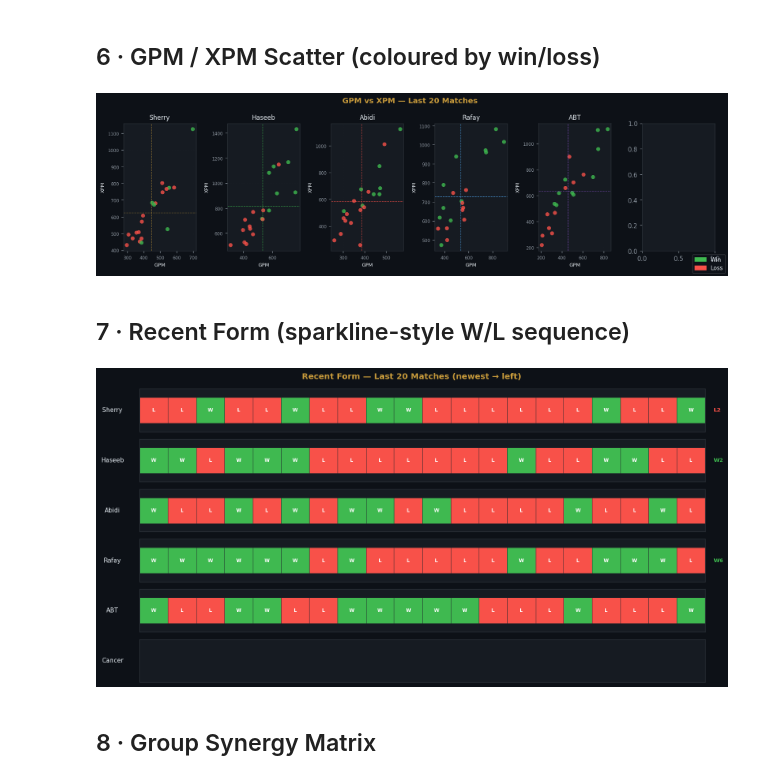
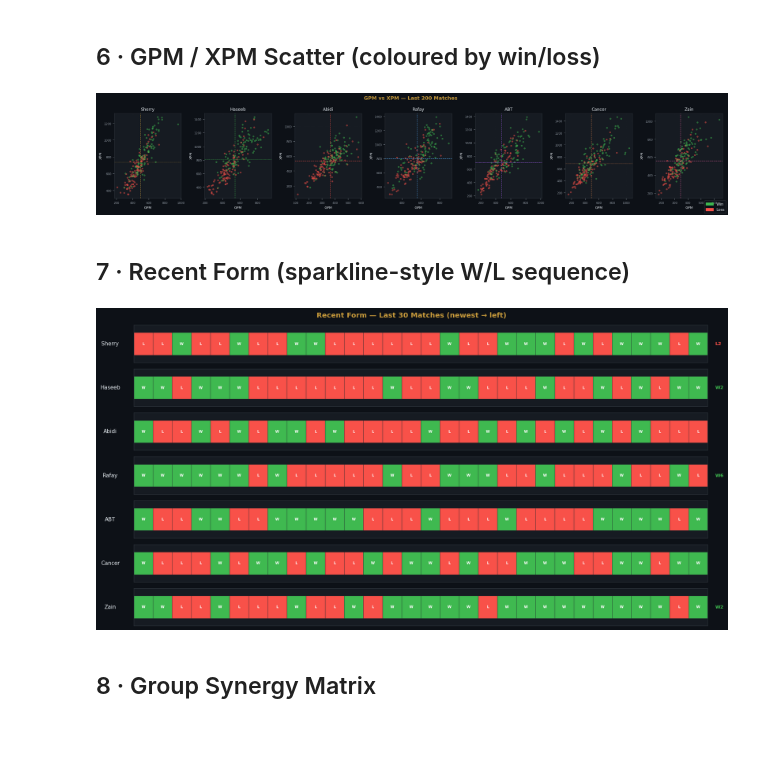
Before and after one commit to AliAbidi555/Dota-2-WR-Simulation-, a Jupyter notebook: notebook.ipynb, the cells around one changed output. Saved outputs shown, nothing was run; the diff lists cells and outputs as text; code cells hidden in the pictures; blank space fills up the shorter version.

```diff
--- a/notebook.ipynb
+++ b/notebook.ipynb
@@ -317,17 +351,26 @@ Cancer     0       0      0  0.0 Unranked
 # %%
-fig, ax = plt.subplots(figsize=(13, 5))
+fig, ax = plt.subplots(figsize=(20, 5))
 fig.patch.set_facecolor('#0d1117')
 
 for (aid, d), color in zip(D.items(), PALETTE):
-    matches = list(reversed(d['recent'][:20]))
-    kdas = [m['kda'] for m in matches]
-    x = range(1, len(kdas)+1)
-    ax.plot(x, kdas, color=color, linewidth=1.8, label=d['label'], alpha=0.9)
-    ax.scatter(x, kdas, color=[GREEN if m['won'] else RED for m in matches], s=20, zorder=5, edgecolors='none')
+    matches = list(reversed(get_matches(aid)))
+    kdas    = [m['kda'] for m in matches]
+    x       = list(range(1, len(kdas) + 1))
+    # Raw dots coloured by win/loss
+    ax.scatter(x, kdas, color=[GREEN if m['won'] else RED for m in matches],
+               s=8, zorder=4, edgecolors='none', alpha=0.35)
+    # Thin raw line
+    ax.plot(x, kdas, color=color, linewidth=0.5, alpha=0.2)
+    # Bold 10-game rolling average
+    roll = pd.Series(kdas).rolling(10, min_periods=3).mean()
+    ax.plot(x, roll, color=color, linewidth=2.2, label=d['label'], alpha=0.95)
 
 ax.axhline(3.0, color='#8b949e', linestyle='--', linewidth=0.7, alpha=0.5)
-ax.set_xlabel('Match (oldest → newest)'); ax.set_ylabel('KDA')
-ax.set_title('KDA Trend — Last 20 Matches', color=GOLD, fontsize=12, fontweight='bold')
+n_shown = max(len(get_matches(aid)) for aid in D)
+ax.set_xlabel(f'Match (oldest → newest, n≤{n_shown})')
+ax.set_ylabel('KDA')
+ax.set_title('KDA Trend — Last 200 Matches  (bold line = 10-game rolling avg)',
+             color=GOLD, fontsize=12, fontweight='bold')
 ax.grid(alpha=0.3)
 win_patch  = mpatches.Patch(color=GREEN, label='Win')
 loss_patch = mpatches.Patch(color=RED,   label='Loss')
@@ -377,56 +420,63 @@ plt.show()
 # %% [markdown]
 ## 6 · GPM / XPM Scatter (coloured by win/loss)
 # %%
-fig, axes = plt.subplots(1, len(D), figsize=(14, 4), sharey=False)
-fig.suptitle('GPM vs XPM — Last 20 Matches', color=GOLD, fontsize=12, fontweight='bold')
+fig, axes = plt.subplots(1, len(D), figsize=(len(D) * 3, 4), sharey=False)
+fig.suptitle('GPM vs XPM — Last 200 Matches', color=GOLD, fontsize=12, fontweight='bold')
 
 for ax, (aid, d), col in zip(axes, D.items(), PALETTE):
-    matches = d['recent'][:20]
+    matches = get_matches(aid)
     gpms = [m['gold_per_min'] for m in matches]
     xpms = [m['xp_per_min']   for m in matches]
     colors = [GREEN if m['won'] else RED for m in matches]
-    ax.scatter(gpms, xpms, c=colors, s=40, alpha=0.8, edgecolors='none')
-    ax.axvline(np.mean(gpms), color=col, linewidth=0.8, linestyle='--', alpha=0.7)
-    ax.axhline(np.mean(xpms), color=col, linewidth=0.8, linestyle='--', alpha=0.7)
+    ax.scatter(gpms, xpms, c=colors, s=18, alpha=0.5, edgecolors='none')
+    ax.axvline(np.mean(gpms), color=col, linewidth=0.9, linestyle='--', alpha=0.8)
+    ax.axhline(np.mean(xpms), color=col, linewidth=0.9, linestyle='--', alpha=0.8)
     ax.set_title(d['label'], fontsize=10); ax.set_xlabel('GPM', fontsize=8); ax.set_ylabel('XPM', fontsize=8)
     ax.tick_params(labelsize=7); ax.grid(alpha=0.25)
 
 fig.legend(handles=[mpatches.Patch(color=GREEN, label='Win'), mpatches.Patch(color=RED, label='Loss')],
            loc='lower right', framealpha=0.2, fontsize=9)
 plt.tight_layout()
 plt.savefig('notebook_cache/gpm_xpm_scatter.png', bbox_inches='tight', facecolor='#0d1117')
 plt.show()
 # %% [output]
-[figure, old version]
+[figure, new version]
 # %% [markdown]
 ## 7 · Recent Form (sparkline-style W/L sequence)
 # %%
-n_players = len(D)
-fig, axes = plt.subplots(n_players, 1, figsize=(13, n_players * 1.1))
-fig.suptitle('Recent Form — Last 20 Matches (newest → left)', color=GOLD, fontsize=12, fontweight='bold')
-if n_players == 1: axes = [axes]
+FORM_WINDOW = 30  # matches shown per player (newest first)
+n_players   = len(D)
+fig, axes   = plt.subplots(n_players, 1, figsize=(15, n_players * 1.1))
+fig.suptitle(f'Recent Form — Last {FORM_WINDOW} Matches (newest → left)',
+             color=GOLD, fontsize=12, fontweight='bold')
+if n_players == 1:
+    axes = [axes]
 
 for ax, (aid, d) in zip(axes, D.items()):
-    matches = d['recent'][:20]
+    matches = get_matches(aid)[:FORM_WINDOW]
     for i, m in enumerate(matches):
         col = GREEN if m['won'] else RED
-        ax.barh(0, 1, left=i, height=0.6, color=col, edgecolor='#21262d', linewidth=0.5)
-        ax.text(i + 0.5, 0, 'W' if m['won'] else 'L', ha='center', va='center', fontsize=7, color='white', fontweight='bold')
-    ax.set_xlim(0, 20); ax.set_ylim(-0.5, 0.5); ax.set_yticks([]); ax.set_xticks([])
+        ax.barh(0, 1, left=i, height=0.6, color=col, edgecolor='#21262d', linewidth=0.4)
+        ax.text(i + 0.5, 0, 'W' if m['won'] else 'L',
+                ha='center', va='center', fontsize=6, color='white', fontweight='bold')
+    ax.set_xlim(0, FORM_WINDOW); ax.set_ylim(-0.5, 0.5)
+    ax.set_yticks([]); ax.set_xticks([])
     ax.set_ylabel(d['label'], rotation=0, labelpad=40, va='center', fontsize=9)
     streak, first_won = 0, matches[0]['won'] if matches else None
     for m in matches:
-        if m['won'] == first_won: streak += 1
-        else: break
+        if m['won'] == first_won:
+            streak += 1
+        else:
+            break
     if streak >= 2:
-        ax.text(20.3, 0, f"{'W' if first_won else 'L'}{streak}", va='center', fontsize=8,
-                color=GREEN if first_won else RED, fontweight='bold')
+        ax.text(FORM_WINDOW + 0.4, 0, f"{'W' if first_won else 'L'}{streak}",
+                va='center', fontsize=8, color=GREEN if first_won else RED, fontweight='bold')
 
 plt.tight_layout()
 plt.savefig('notebook_cache/recent_form.png', bbox_inches='tight', facecolor='#0d1117')
 plt.show()
 # %% [output]
-[figure, old version]
+[figure, new version]
 # %% [markdown]
 ## 8 · Group Synergy Matrix
 # %%
```
Also changed, not shown: parts of 14 cells of this notebook, 7 other files.
